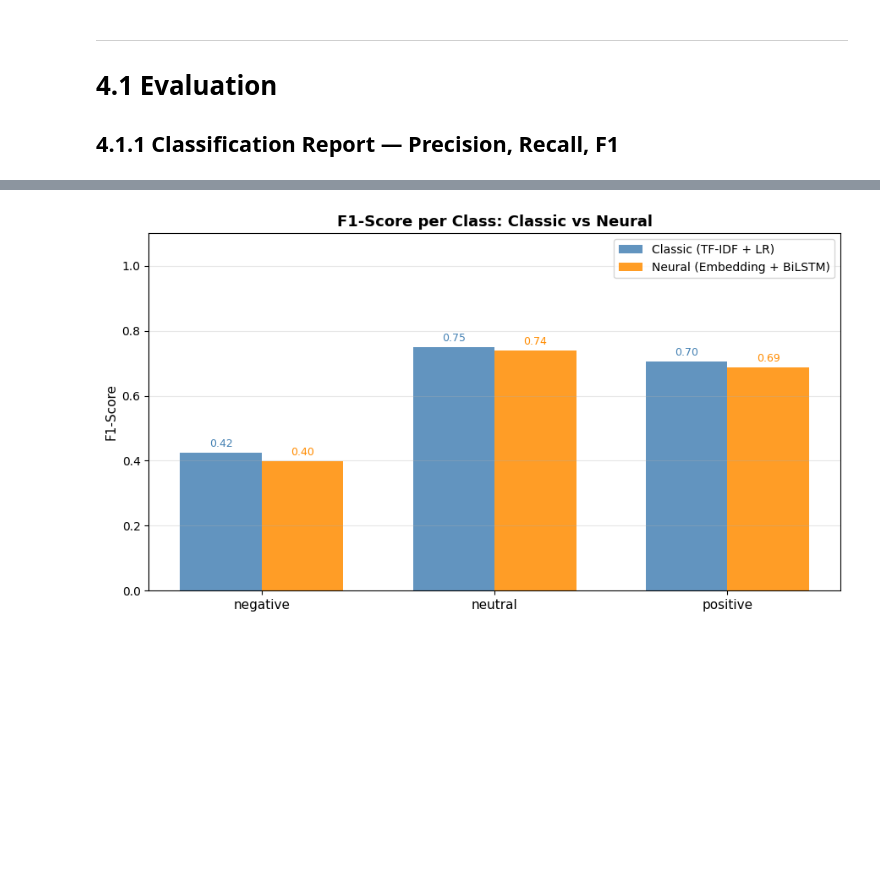
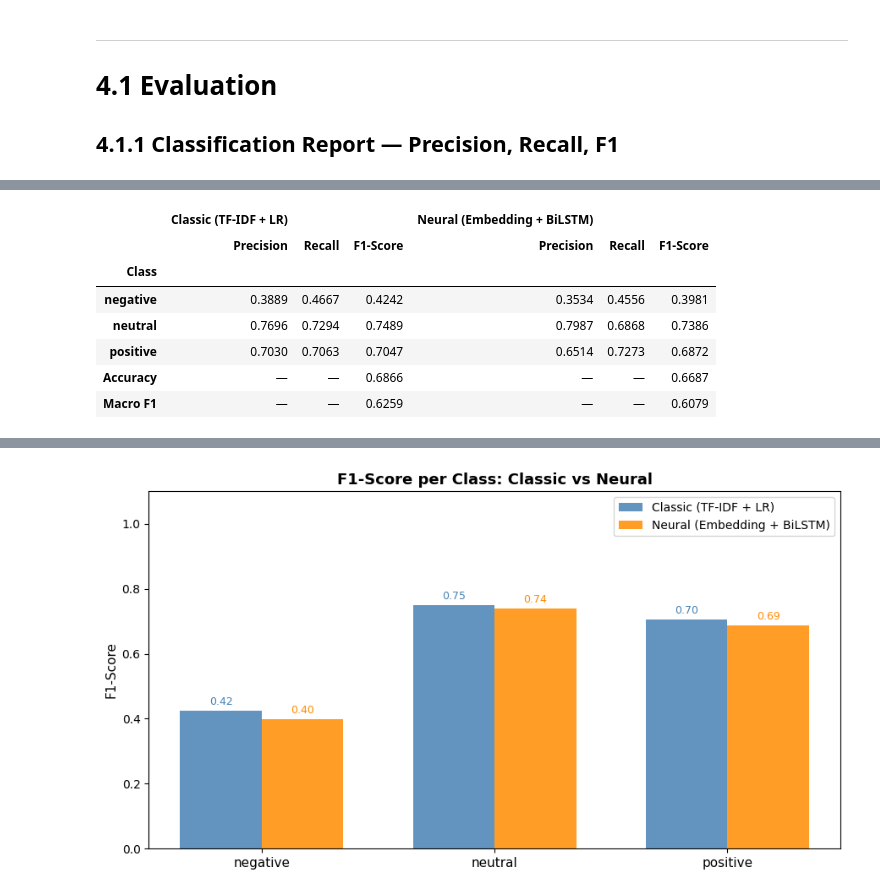
Before and after one commit to AungMoonLord/Intro-NLP-Project, a Jupyter notebook: Phase4 Evaluation & Application.ipynb, the cells around one changed output, grey strips where cells are left out. Saved outputs shown, nothing was run; the diff lists cells and outputs as text; code cells hidden in the pictures; blank space fills up the shorter version.

```diff
--- a/Phase4 Evaluation & Application.ipynb
+++ b/Phase4 Evaluation & Application.ipynb
@@ -152,0 +84,86 @@ Macro F1 — Neural  : 0.6079
+# %%
+from sklearn.metrics import accuracy_score
+
+# =========================================================
+# 4.1.1 Classification Report — Combined Table
+# =========================================================
+
+# คำนวณค่าทุกตัว
+def get_metrics(y_true, y_pred, classes):
+    rows = []
+    for cls in classes:
+        y_t = (y_true == cls)
+        y_p = (y_pred == cls)
+        tp = ((y_t) & (y_p)).sum()
+        fp = ((~y_t) & (y_p)).sum()
+        fn = ((y_t) & (~y_p)).sum()
+        p  = tp / (tp + fp) if (tp + fp) > 0 else 0
+        r  = tp / (tp + fn) if (tp + fn) > 0 else 0
+        f1 = 2 * p * r / (p + r) if (p + r) > 0 else 0
+        rows.append({"Class": cls, "Precision": p, "Recall": r, "F1-Score": f1})
+
+    acc     = accuracy_score(y_true, y_pred)
+    macro_f1 = sum(r["F1-Score"] for r in rows) / len(rows)
+
+    rows.append({"Class": "Accuracy",  "Precision": None,  "Recall": None,  "F1-Score": acc})
+    rows.append({"Class": "Macro F1",  "Precision": None,  "Recall": None,  "F1-Score": macro_f1})
+    return rows
+
+rows_A = get_metrics(np.array(y_test_A),     np.array(y_pred_A),     class_names)
+rows_B = get_metrics(np.array(y_test_B_str), np.array(y_pred_B_str), class_names)
+
+# สร้าง MultiIndex DataFrame
+records = []
+for rA, rB in zip(rows_A, rows_B):
+    records.append({
+        ("", "Class"):                          rA["Class"],
+        ("Classic (TF-IDF + LR)",  "Precision"): rA["Precision"],
+        ("Classic (TF-IDF + LR)",  "Recall"):    rA["Recall"],
+        ("Classic (TF-IDF + LR)",  "F1-Score"):  rA["F1-Score"],
+        ("Neural (Embedding + BiLSTM)", "Precision"): rB["Precision"],
+        ("Neural (Embedding + BiLSTM)", "Recall"):    rB["Recall"],
+        ("Neural (Embedding + BiLSTM)", "F1-Score"):  rB["F1-Score"],
+    })
+
+df_combined = pd.DataFrame(records)
+df_combined.columns = pd.MultiIndex.from_tuples(df_combined.columns)
+df_combined = df_combined.set_index(("", "Class"))
+df_combined.index.name = "Class"
+
+# Styling
+def highlight_row(row):
+    if row.name in ["Accuracy", "Macro F1"]:
+        return ["background-color: #495057; color: white; font-weight: bold"] * len(row)
+    return [""] * len(row)
+
+def color_by_class(row):
+    colors = {
+        "negative": "background-color: #dc3545; color: white",
+        "neutral":  "background-color: #ffc107; color: black",
+        "positive": "background-color: #28a745; color: white",
+    }
+    cls = row.name.lower()
+    style = colors.get(cls, "")
+    return [style] * len(row)
+
+styled = (
+    df_combined.style
+    .format(lambda v: f"{v:.4f}" if isinstance(v, float) and not pd.isna(v) else "—", na_rep="—")
+    .apply(color_by_class, axis=1)
+    .apply(highlight_row, axis=1)
+    .set_caption("📊 Evaluation Summary: Classic vs Neural Model")
+    .set_table_styles([
+        {"selector": "caption", "props": [("font-size", "14px"), ("font-weight", "bold"), ("text-align", "left"), ("padding-bottom", "8px")]},
+        {"selector": "th", "props": [("text-align", "center"), ("background-color", "#343a40"), ("color", "white"), ("padding", "6px 12px")]},
+        {"selector": "td", "props": [("text-align", "center"), ("padding", "5px 12px")]},
+    ])
+)
+
+display(styled)
+macro_A = f1_score(y_test_A,     y_pred_A,     average="macro")
+macro_B = f1_score(y_test_B_str, y_pred_B_str, average="macro")
+winner  = "Classic (TF-IDF + LR)" if macro_A > macro_B else "Neural (Embedding + BiLSTM)"
+print(f"Macro F1 — Classic : {macro_A:.4f}")
+print(f"Macro F1 — Neural  : {macro_B:.4f}")
+print(f"🏆 โมเดลที่ชนะ: {winner}")
+# %% [output]
@@ -152,0 +171,8 @@ Macro F1 — Neural  : 0.6079
+|  | Classic (TF-IDF + LR) |  |  | Neural (Embedding + BiLSTM) |  |  |
+|  | Precision | Recall | F1-Score | Precision | Recall | F1-Score |
+| Class |  |  |  |  |  |  |
+| negative | 0.3889 | 0.4667 | 0.4242 | 0.3534 | 0.4556 | 0.3981 |
+| neutral | 0.7696 | 0.7294 | 0.7489 | 0.7987 | 0.6868 | 0.7386 |
+| positive | 0.7030 | 0.7063 | 0.7047 | 0.6514 | 0.7273 | 0.6872 |
+| Accuracy | — | — | 0.6866 | — | — | 0.6687 |
+| Macro F1 | — | — | 0.6259 | — | — | 0.6079 |
```
Also changed, not shown: parts of 4 cells of this notebook.
